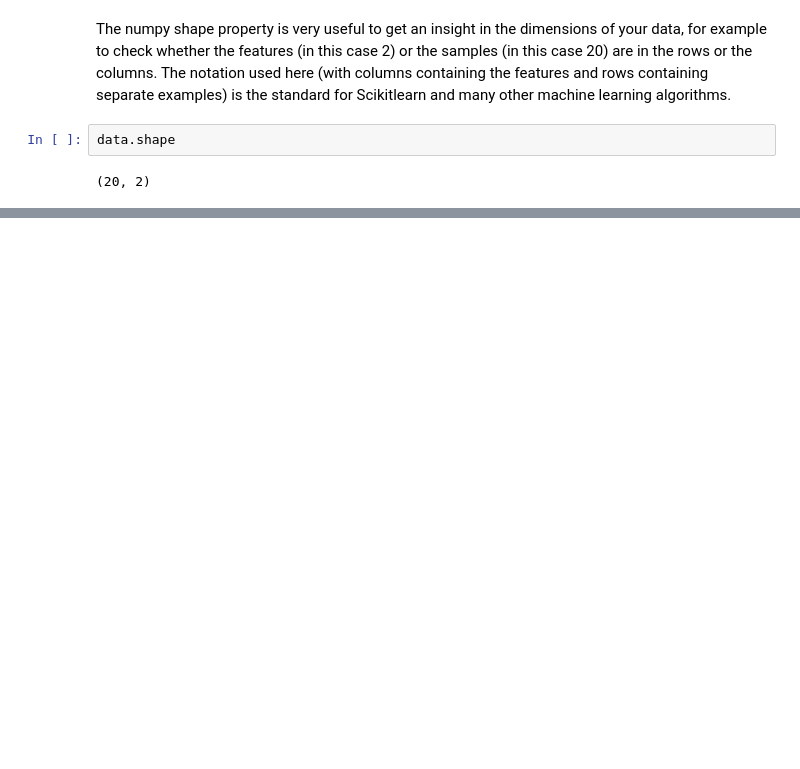
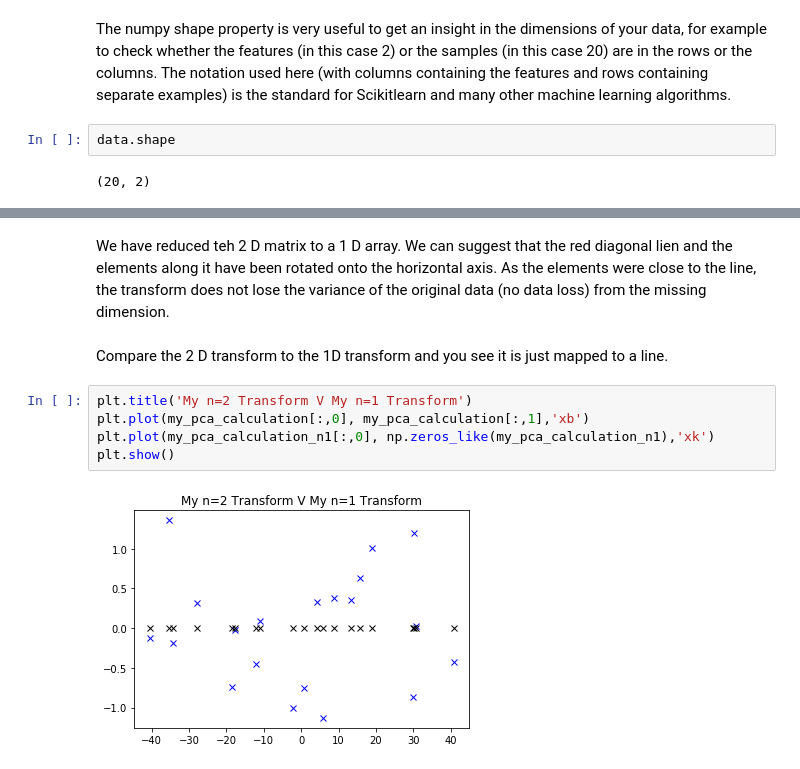
Before and after one commit to vipulpopat/MSCAI_CE4021_Week5, a Jupyter notebook: Etivity5.ipynb, the cells around one changed output, grey strips where cells are left out. Cells and saved outputs as stored; diff of their text form; blank space fills up the shorter version.

```diff
--- a/Etivity5.ipynb
+++ b/Etivity5.ipynb
@@ -25,0 +264,13 @@ data.shape
+# %% [markdown]
+We have reduced teh 2 D matrix to a 1 D array.
+We can suggest that the red diagonal lien and the elements along it have been rotated onto the horizontal axis.
+As the elements were close to the line, the transform does not lose the variance of the original data (no data loss) from the missing dimension.
+# %% [markdown]
+Compare the 2 D transform to the 1D transform and you see it is just mapped to a line.
+# %%
+plt.title('My n=2 Transform V My n=1 Transform')
+plt.plot(my_pca_calculation[:,0], my_pca_calculation[:,1],'xb')
+plt.plot(my_pca_calculation_n1[:,0], np.zeros_like(my_pca_calculation_n1),'xk')
+plt.show()
+# %% [output]
+[figure, added]
```
Also changed, not shown: parts of 14 cells of this notebook.
